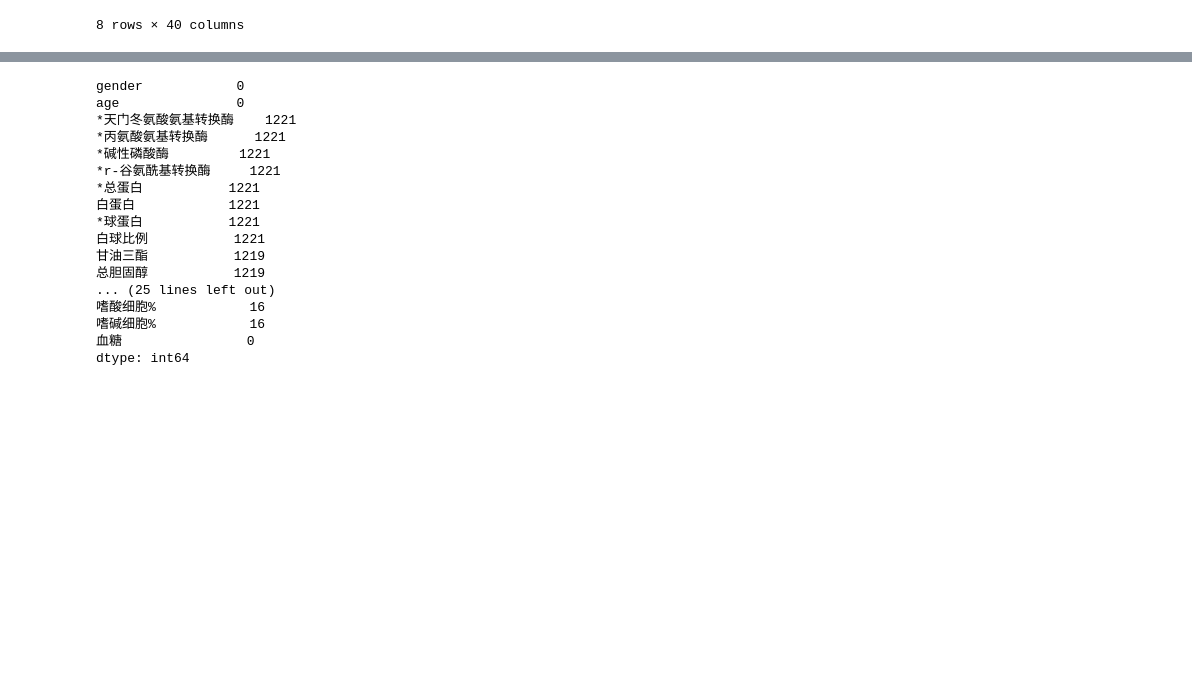
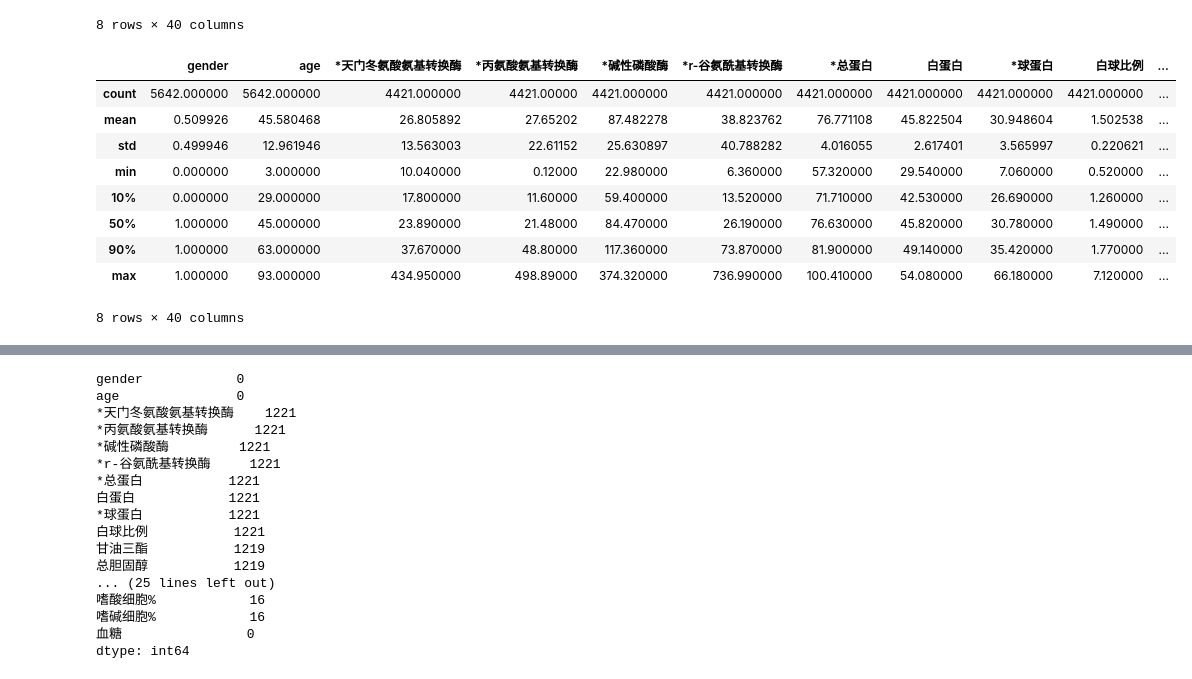
Before and after one commit to zhangtianle/Diabetes, a Jupyter notebook: diabetes/notebooks/EDA.ipynb, the cells around one changed output, grey strips where cells are left out. Cells and saved outputs as stored; diff of their text form; code cells hidden in the pictures; blank space fills up the shorter version.

```diff
--- a/diabetes/notebooks/EDA.ipynb
+++ b/diabetes/notebooks/EDA.ipynb
@@ -44,6 +44,19 @@ train.describe()
 | 75% | 1.000000 | 54.000000 | 29.270000 | 32.30000 | 100.210000 | 43.850000 | 79.530000 | 47.570000 | 33.180000 | 1.630000 | ... |
 | max | 1.000000 | 93.000000 | 434.950000 | 498.89000 | 374.320000 | 736.990000 | 100.410000 | 54.080000 | 66.180000 | 7.120000 | ... |
 8 rows × 40 columns
+# %%
+train.describe(percentiles =[0.1,0.9])
+# %% [output]
+|  | gender | age | *天门冬氨酸氨基转换酶 | *丙氨酸氨基转换酶 | *碱性磷酸酶 | *r-谷氨酰基转换酶 | *总蛋白 | 白蛋白 | *球蛋白 | 白球比例 | ... |
+| count | 5642.000000 | 5642.000000 | 4421.000000 | 4421.00000 | 4421.000000 | 4421.000000 | 4421.000000 | 4421.000000 | 4421.000000 | 4421.000000 | ... |
+| mean | 0.509926 | 45.580468 | 26.805892 | 27.65202 | 87.482278 | 38.823762 | 76.771108 | 45.822504 | 30.948604 | 1.502538 | ... |
+| std | 0.499946 | 12.961946 | 13.563003 | 22.61152 | 25.630897 | 40.788282 | 4.016055 | 2.617401 | 3.565997 | 0.220621 | ... |
+| min | 0.000000 | 3.000000 | 10.040000 | 0.12000 | 22.980000 | 6.360000 | 57.320000 | 29.540000 | 7.060000 | 0.520000 | ... |
+| 10% | 0.000000 | 29.000000 | 17.800000 | 11.60000 | 59.400000 | 13.520000 | 71.710000 | 42.530000 | 26.690000 | 1.260000 | ... |
+| 50% | 1.000000 | 45.000000 | 23.890000 | 21.48000 | 84.470000 | 26.190000 | 76.630000 | 45.820000 | 30.780000 | 1.490000 | ... |
+| 90% | 1.000000 | 63.000000 | 37.670000 | 48.80000 | 117.360000 | 73.870000 | 81.900000 | 49.140000 | 35.420000 | 1.770000 | ... |
+| max | 1.000000 | 93.000000 | 434.950000 | 498.89000 | 374.320000 | 736.990000 | 100.410000 | 54.080000 | 66.180000 | 7.120000 | ... |
+8 rows × 40 columns
 # %%
 train_bk = cp.deepcopy(train)
 for column in train.columns:
```
Also changed, not shown: parts of 18 cells of this notebook, 12 other files.
